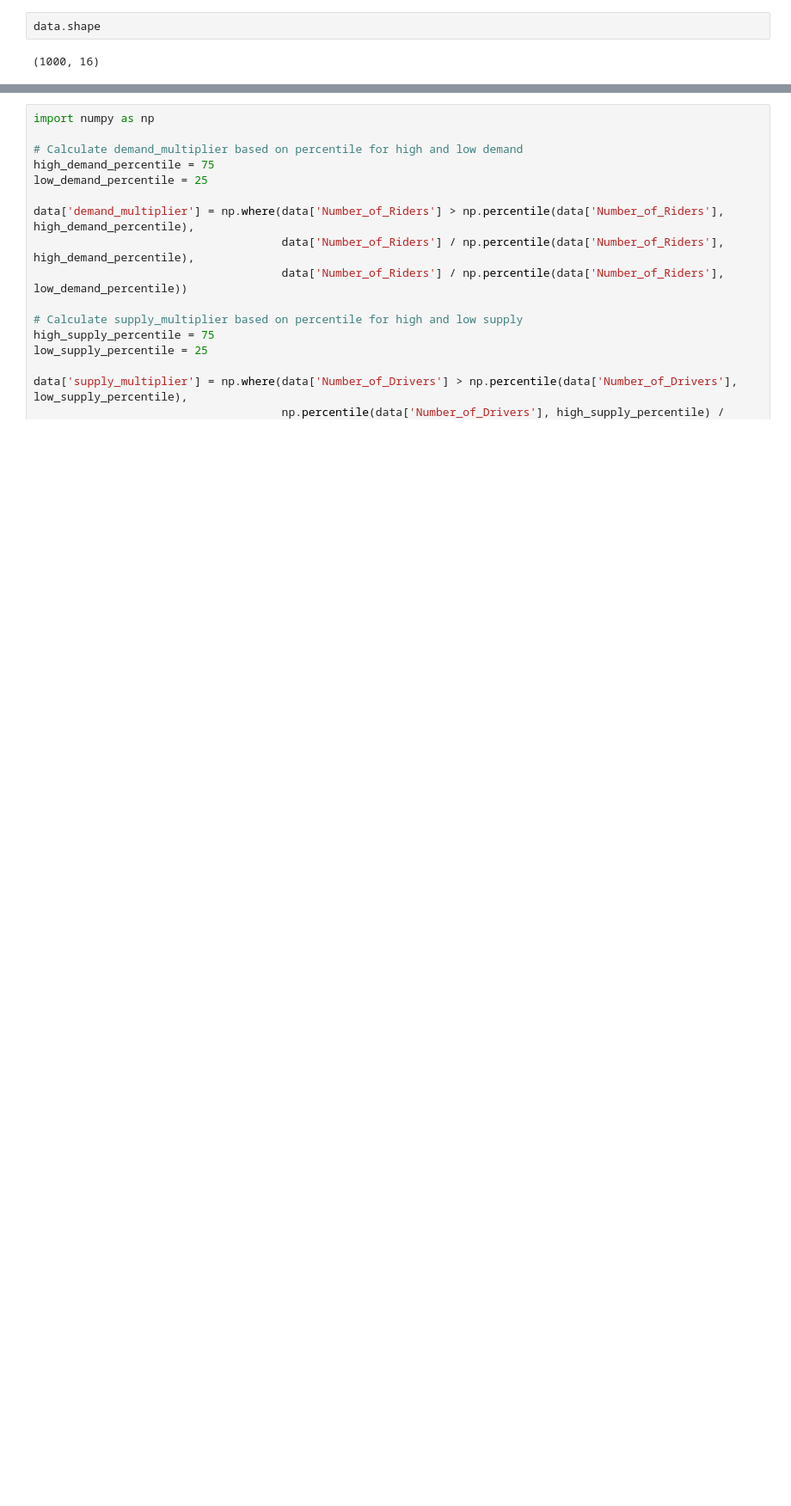
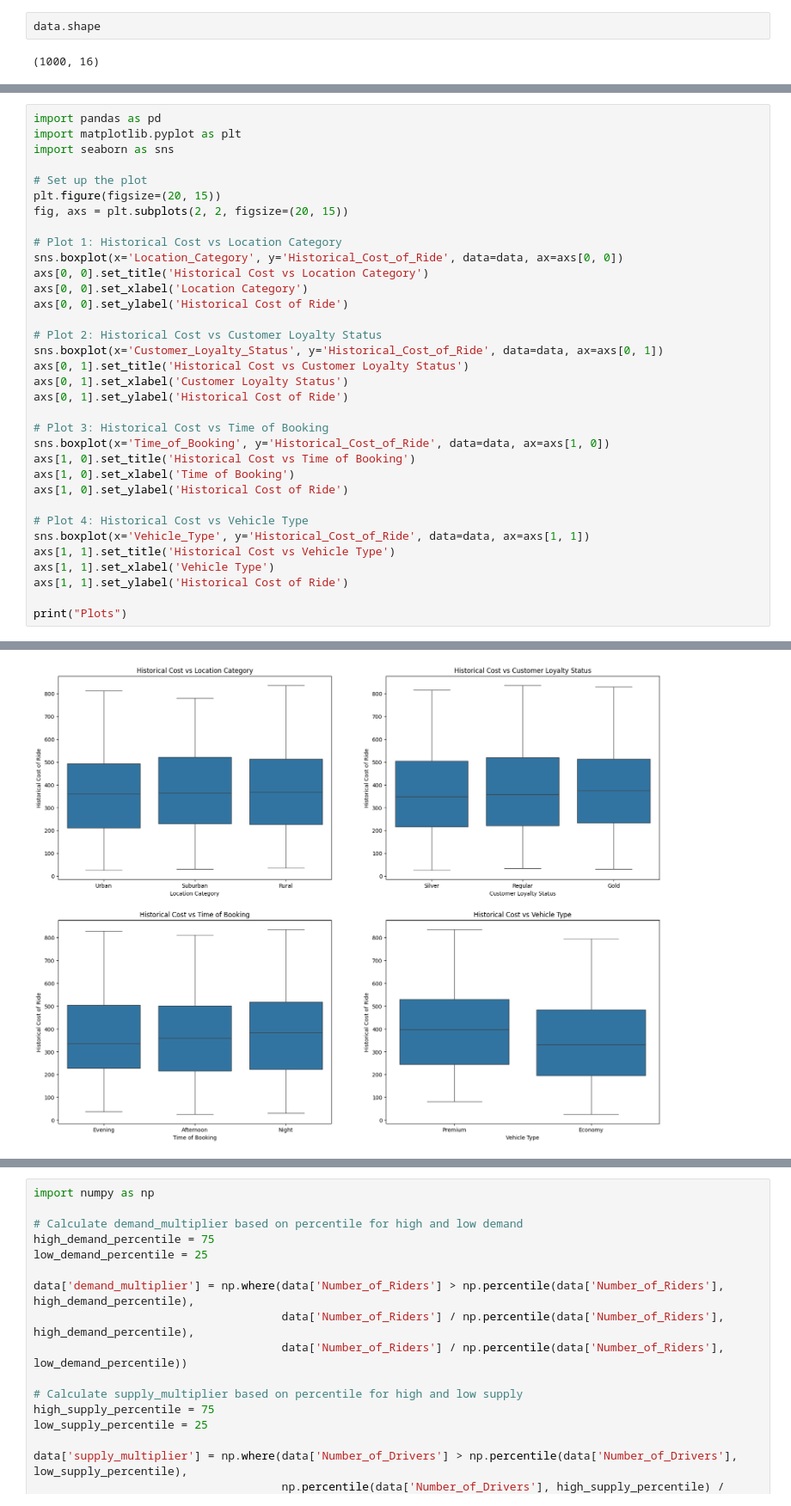
Before and after one commit to AhamadAli30/Dynamic-Pricing-on-Uber-Fares, a Jupyter notebook: Dynamic_pricing.ipynb, the cells around one changed output, grey strips where cells are left out. Shown at 86% size. Saved outputs shown, nothing was run; the diff lists cells and outputs as text; blank space fills up the shorter version.

```diff
--- a/Dynamic_pricing.ipynb
+++ b/Dynamic_pricing.ipynb
@@ -74,0 +218,35 @@ fig.show()
+# %%
+import pandas as pd
+import matplotlib.pyplot as plt
+import seaborn as sns
+
+# Set up the plot
+plt.figure(figsize=(20, 15))
+fig, axs = plt.subplots(2, 2, figsize=(20, 15))
+
+# Plot 1: Historical Cost vs Location Category
+sns.boxplot(x='Location_Category', y='Historical_Cost_of_Ride', data=data, ax=axs[0, 0])
+axs[0, 0].set_title('Historical Cost vs Location Category')
+axs[0, 0].set_xlabel('Location Category')
+axs[0, 0].set_ylabel('Historical Cost of Ride')
+
+# Plot 2: Historical Cost vs Customer Loyalty Status
+sns.boxplot(x='Customer_Loyalty_Status', y='Historical_Cost_of_Ride', data=data, ax=axs[0, 1])
+axs[0, 1].set_title('Historical Cost vs Customer Loyalty Status')
+axs[0, 1].set_xlabel('Customer Loyalty Status')
+axs[0, 1].set_ylabel('Historical Cost of Ride')
+
+# Plot 3: Historical Cost vs Time of Booking
+sns.boxplot(x='Time_of_Booking', y='Historical_Cost_of_Ride', data=data, ax=axs[1, 0])
+axs[1, 0].set_title('Historical Cost vs Time of Booking')
+axs[1, 0].set_xlabel('Time of Booking')
+axs[1, 0].set_ylabel('Historical Cost of Ride')
+
+# Plot 4: Historical Cost vs Vehicle Type
+sns.boxplot(x='Vehicle_Type', y='Historical_Cost_of_Ride', data=data, ax=axs[1, 1])
+axs[1, 1].set_title('Historical Cost vs Vehicle Type')
+axs[1, 1].set_xlabel('Vehicle Type')
+axs[1, 1].set_ylabel('Historical Cost of Ride')
+
+print("Plots")
+# %% [output]
@@ -74,0 +255 @@ fig.show()
+[figure, added]
```
Also changed, not shown: parts of 12 cells of this notebook.
